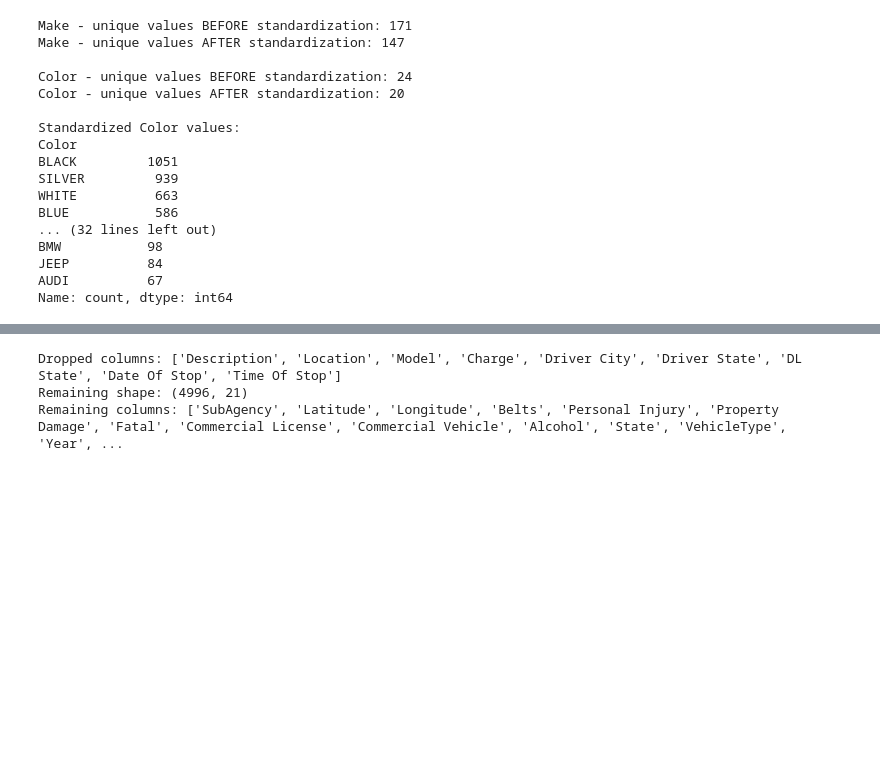
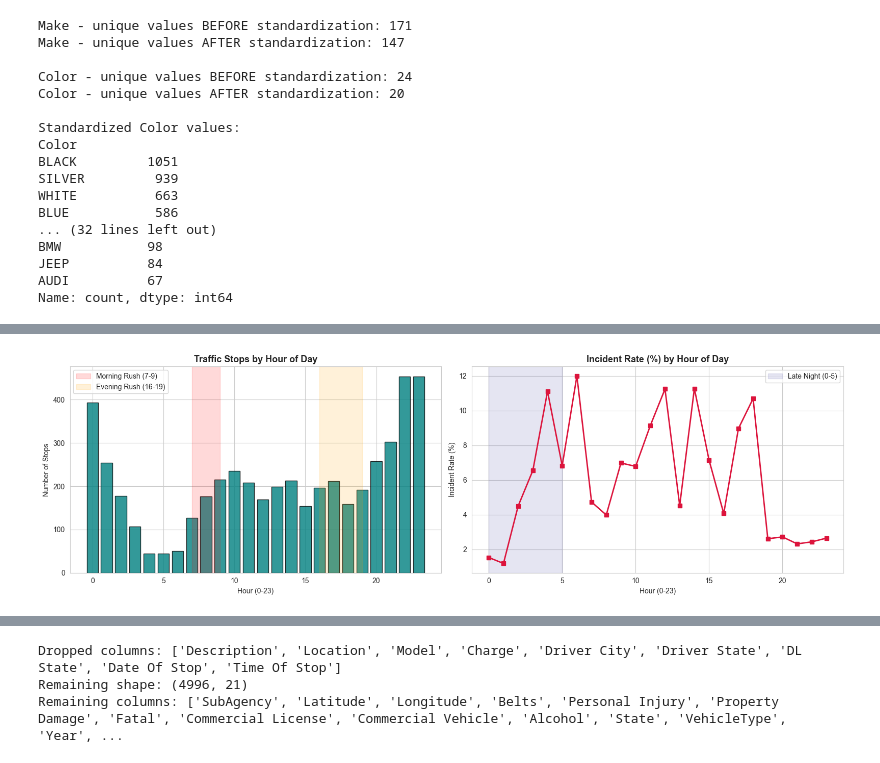
Before and after one commit to avoithic-aiesh/Traffic_Violations, a Jupyter notebook: Violations.ipynb, the cells around one changed output, grey strips where cells are left out. Cells and saved outputs as stored; diff of their text form; code cells hidden in the pictures; blank space fills up the shorter version.

```diff
--- a/Violations.ipynb
+++ b/Violations.ipynb
@@ -598,0 +704,28 @@ Name: count, dtype: int64
+# %%
+# --- 3.1.3: Incident Frequency by Hour of Day ---
+incident_by_hour = df_eda.groupby('Hour')['Incident_Flag'].mean() * 100
+
+fig, axes = plt.subplots(1, 2, figsize=(16, 5))
+
+# Stops by hour
+stops_by_hour = df_eda['Hour'].value_counts().sort_index()
+axes[0].bar(stops_by_hour.index, stops_by_hour.values, color='teal', edgecolor='black', alpha=0.8)
+axes[0].set_title('Traffic Stops by Hour of Day', fontsize=13, fontweight='bold')
+axes[0].set_xlabel('Hour (0-23)')
+axes[0].set_ylabel('Number of Stops')
+axes[0].axvspan(7, 9, alpha=0.15, color='red', label='Morning Rush (7-9)')
+axes[0].axvspan(16, 19, alpha=0.15, color='orange', label='Evening Rush (16-19)')
+axes[0].legend()
+
+# Incident rate by hour
+axes[1].plot(incident_by_hour.index, incident_by_hour.values, marker='s', color='crimson', linewidth=2, markersize=6)
+axes[1].set_title('Incident Rate (%) by Hour of Day', fontsize=13, fontweight='bold')
+axes[1].set_xlabel('Hour (0-23)')
+axes[1].set_ylabel('Incident Rate (%)')
+axes[1].axvspan(0, 5, alpha=0.1, color='navy', label='Late Night (0-5)')
+axes[1].legend()
+
+plt.tight_layout()
+plt.show()
+# %% [output]
+[figure, added]
```
Also changed, not shown: parts of 93 cells of this notebook.
